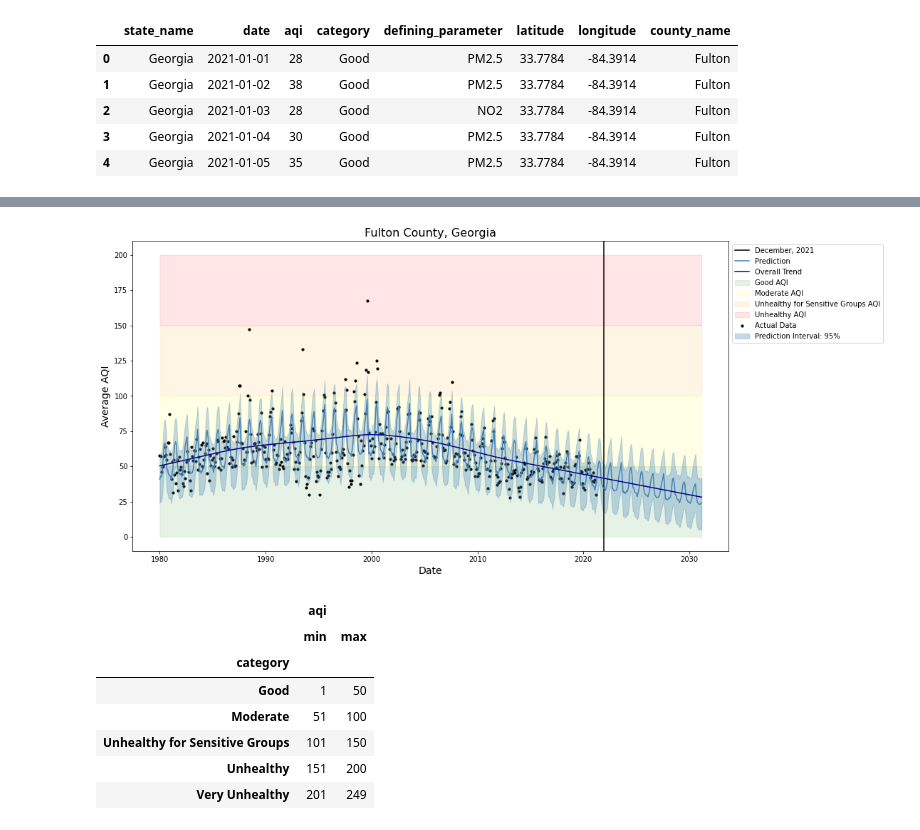
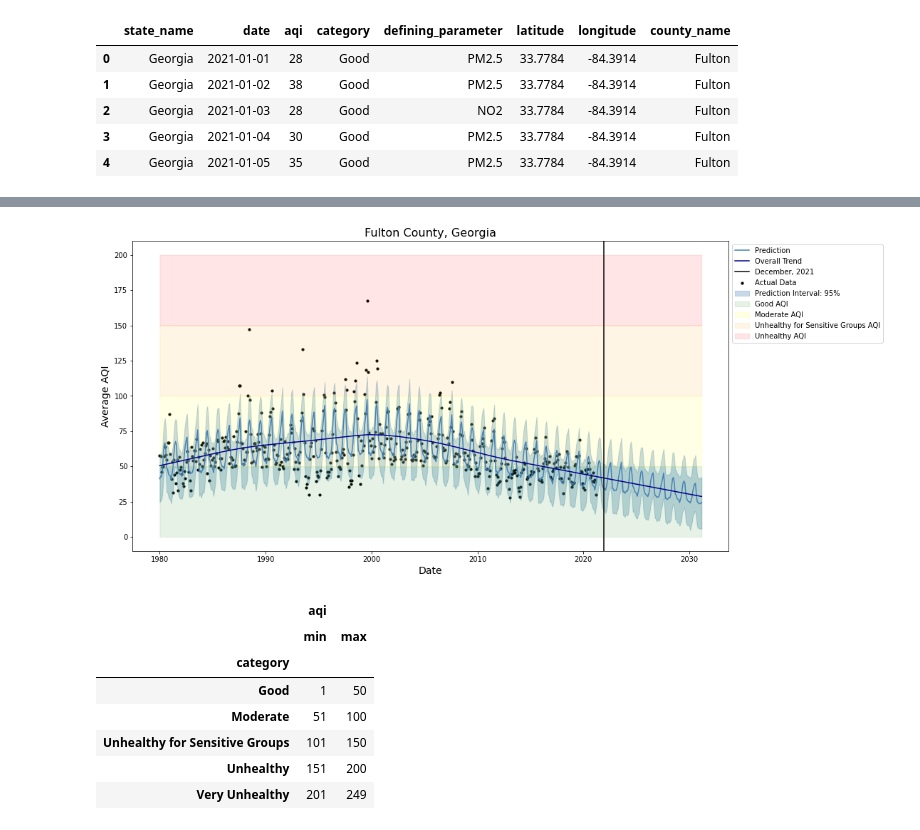
Before and after one commit to schnappv/CSE_6242_Project, a Jupyter notebook: notebooks/Time_Series.ipynb, the cells around one changed output, grey strips where cells are left out. Saved outputs shown, nothing was run; the diff lists cells and outputs as text; code cells hidden in the pictures.

Commit message:
added forecasting scripts and notebooks

```diff
--- a/notebooks/Time_Series.ipynb
+++ b/notebooks/Time_Series.ipynb
@@ -30,5 +31,3 @@ df.head()
 | 2 | Georgia | 2021-01-03 | 28 | Good | NO2 | 33.7784 | -84.3914 | Fulton |
 | 3 | Georgia | 2021-01-04 | 30 | Good | PM2.5 | 33.7784 | -84.3914 | Fulton |
 | 4 | Georgia | 2021-01-05 | 35 | Good | PM2.5 | 33.7784 | -84.3914 | Fulton |
-# %%
-df["date"] = pd.to_datetime(df["date"])
@@ -124,0 +34,7 @@ m.plot(fcst)
+# %%
+tsf = TimeSeriesForecaster()
+# %%
+tsf.fit(df, "date", "aqi", "MS", "mean")
+# %%
+fcst = tsf.forecast(periods=120)
+fcst
@@ -125,21 +55,17 @@ m.plot(fcst)
 # %%
-fig, ax = plt.subplots(figsize=(15, 8))
-ax.fill_between(x=fcst.ds, y1=0, y2=50, alpha=0.1, color="green", label="Good AQI")
-ax.fill_between(x=fcst.ds, y1=50, y2=100, alpha=0.1, color="yellow", label="Moderate AQI")
-ax.fill_between(x=fcst.ds, y1=100, y2=150, alpha=0.1, color="orange", label="Unhealthy for Sensitive Groups AQI")
-ax.fill_between(x=fcst.ds, y1=150, y2=200, alpha=0.1, color="red", label="Unhealthy AQI")
+fig, ax = tsf.plot_forecast()
+ax.fill_between(x=fcst.date, y1=0, y2=50, alpha=0.1, color="green", label="Good AQI")
+ax.fill_between(x=fcst.date, y1=50, y2=100, alpha=0.1, color="yellow", label="Moderate AQI")
+ax.fill_between(x=fcst.date, y1=100, y2=150, alpha=0.1, color="orange", label="Unhealthy for Sensitive Groups AQI")
+ax.fill_between(x=fcst.date, y1=150, y2=200, alpha=0.1, color="red", label="Unhealthy AQI")
 plt.axvline(x=pd.to_datetime("2021-12-01"), c="k", label="December, 2021")
-plt.scatter(fb_df.ds, fb_df.y, color="k", s=10, label="Actual Data")
-plt.plot(fcst.ds, fcst.yhat, color="steelblue", label="Prediction")
-ax.fill_between(x=fcst.ds, y1=fcst.yhat_lower, y2=fcst.yhat_upper, alpha=0.3, color="steelblue", label="Prediction Interval: 95%")
-plt.plot(fcst.ds, fcst.trend, color="darkblue", label="Overall Trend")
 plt.legend(bbox_to_anchor=(1.0, 1.0), loc='upper left')
 plt.title("Fulton County, Georgia", fontsize=16)
 ax.set_xlabel("Date", fontsize=14)
 ax.set_ylabel("Average AQI", fontsize=14)
 plt.show()
 # %% [output]
-[figure, old version]
+[figure, new version]
 # %%
 df.groupby(by="category").agg({"aqi":["min", "max"]}).sort_values(('aqi', 'min'))
 # %% [output]
```
Also changed, not shown: parts of 7 cells of this notebook, 2 other files.
